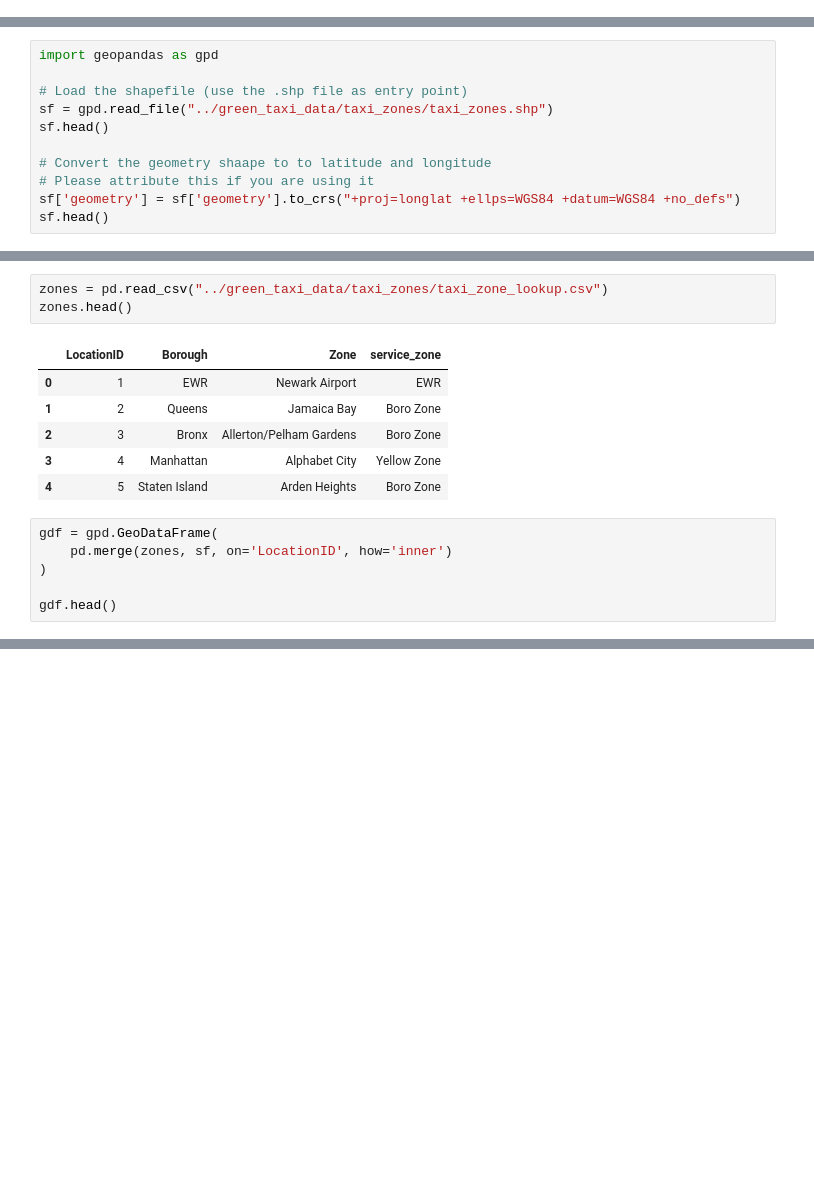
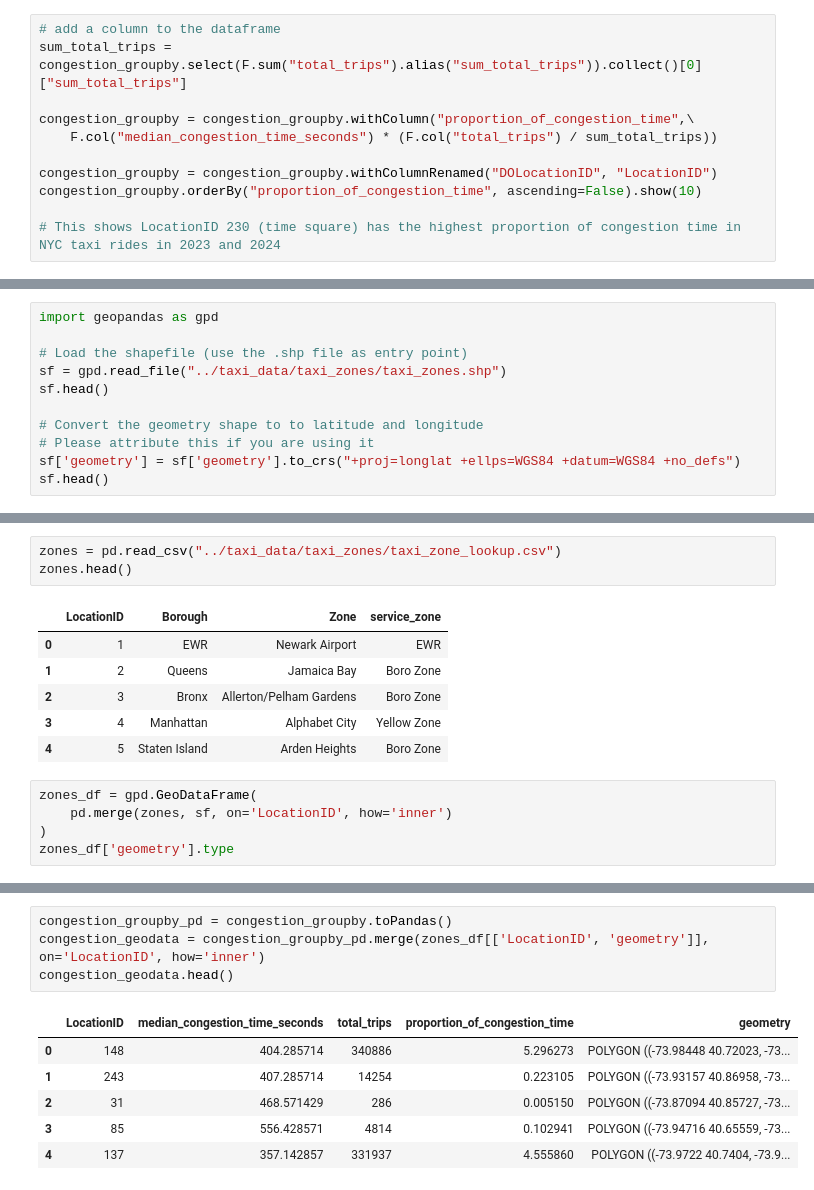
Before and after one commit to cookie-monsta23/MAST30034-Assignment-1, a Jupyter notebook: notebooks/Assignment_1.ipynb, the cells around one changed output, grey strips where cells are left out. Cells and saved outputs as stored; diff of their text form; blank space fills up the shorter version.

```diff
--- a/notebooks/Assignment_1.ipynb
+++ b/notebooks/Assignment_1.ipynb
@@ -42,0 +298,11 @@ sdf_1.limit(10)
+# %%
+# add a column to the dataframe
+sum_total_trips = congestion_groupby.select(F.sum("total_trips").alias("sum_total_trips")).collect()[0]["sum_total_trips"]
+
+congestion_groupby = congestion_groupby.withColumn("proportion_of_congestion_time",\
+    F.col("median_congestion_time_seconds") * (F.col("total_trips") / sum_total_trips))
+
+congestion_groupby = congestion_groupby.withColumnRenamed("DOLocationID", "LocationID")
+congestion_groupby.orderBy("proportion_of_congestion_time", ascending=False).show(10)
+
+# This shows LocationID 230 (time square) has the highest proportion of congestion time in NYC taxi rides in 2023 and 2024
@@ -44,10 +327,10 @@ sdf_1.limit(10)
 import geopandas as gpd
 
 # Load the shapefile (use the .shp file as entry point)
-sf = gpd.read_file("../green_taxi_data/taxi_zones/taxi_zones.shp")
+sf = gpd.read_file("../taxi_data/taxi_zones/taxi_zones.shp")
 sf.head()
 
-# Convert the geometry shaape to to latitude and longitude
+# Convert the geometry shape to to latitude and longitude
 # Please attribute this if you are using it
 sf['geometry'] = sf['geometry'].to_crs("+proj=longlat +ellps=WGS84 +datum=WGS84 +no_defs")
 sf.head()
@@ -59,7 +342,7 @@ sf.head()
 | 3 | 4 | 0.043567 | 0.000112 | Alphabet City | 4 | Manhattan | POLYGON ((-73.97177 40.72582, -73... |
 | 4 | 5 | 0.092146 | 0.000498 | Arden Heights | 5 | Staten Island | POLYGON ((-74.17422 40.56257, -74... |
 # %%
-zones = pd.read_csv("../green_taxi_data/taxi_zones/taxi_zone_lookup.csv")
+zones = pd.read_csv("../taxi_data/taxi_zones/taxi_zone_lookup.csv")
 zones.head()
 # %% [output]
 |  | LocationID | Borough | Zone | service_zone |
@@ -69,9 +352,8 @@ zones.head()
 | 3 | 4 | Manhattan | Alphabet City | Yellow Zone |
 | 4 | 5 | Staten Island | Arden Heights | Boro Zone |
 # %%
-gdf = gpd.GeoDataFrame(
+zones_df = gpd.GeoDataFrame(
     pd.merge(zones, sf, on='LocationID', how='inner')
 )
-
-gdf.head()
+zones_df['geometry'].type
 # %% [output]
@@ -84,2 +372,13 @@ gdf.head()
+# %%
+congestion_groupby_pd = congestion_groupby.toPandas()
+congestion_geodata = congestion_groupby_pd.merge(zones_df[['LocationID', 'geometry']], on='LocationID', how='inner')
+congestion_geodata.head()
+# %% [output]
+|  | LocationID | median_congestion_time_seconds | total_trips | proportion_of_congestion_time | geometry |
+| 0 | 148 | 404.285714 | 340886 | 5.296273 | POLYGON ((-73.98448 40.72023, -73... |
+| 1 | 243 | 407.285714 | 14254 | 0.223105 | POLYGON ((-73.93157 40.86958, -73... |
+| 2 | 31 | 468.571429 | 286 | 0.005150 | POLYGON ((-73.87094 40.85727, -73... |
+| 3 | 85 | 556.428571 | 4814 | 0.102941 | POLYGON ((-73.94716 40.65559, -73... |
+| 4 | 137 | 357.142857 | 331937 | 4.555860 | POLYGON ((-73.9722 40.7404, -73.9... |
 # %%
 # create a JSON
```
Also changed, not shown: parts of 44 cells of this notebook, 16 other files.
